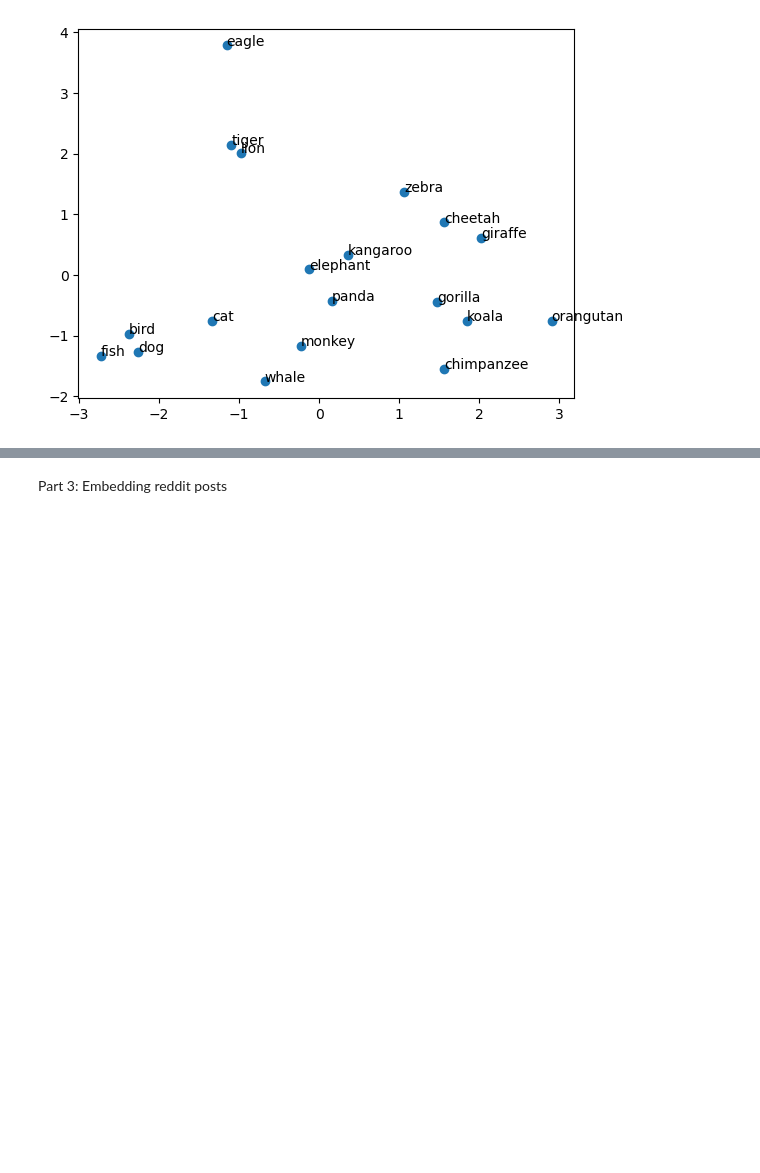
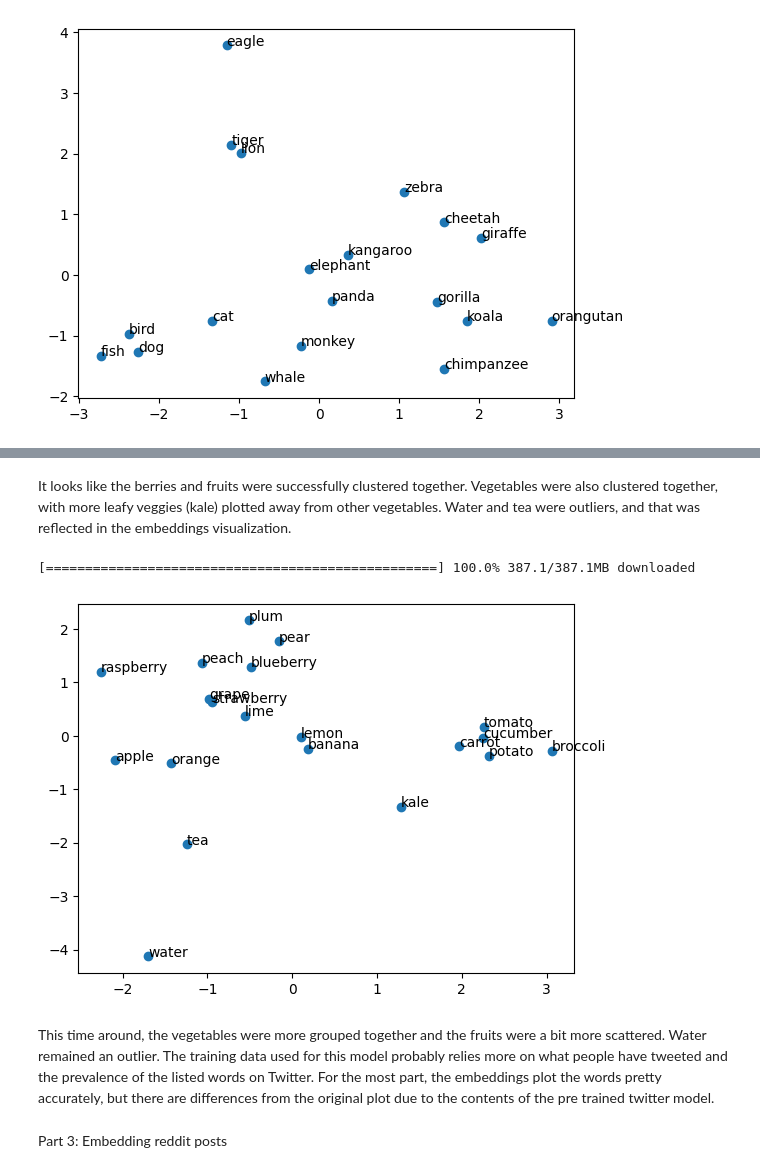
Before and after one commit to saysay2/project3-embeddings, a Jupyter notebook: project-3.ipynb, the cells around one changed output, grey strips where cells are left out. Saved outputs shown, nothing was run; the diff lists cells and outputs as text; code cells hidden in the pictures; blank space fills up the shorter version.

Commit message:
Update project-3.ipynb
Completion of Parts 1 & 2

```diff
--- a/project-3.ipynb
+++ b/project-3.ipynb
@@ -151,7 +167,27 @@ plt.show()
+# %% [markdown]
+It looks like the berries and fruits were successfully clustered together. Vegetables were also clustered together, with more leafy veggies (kale) plotted away from other vegetables. Water and tea were outliers, and that was reflected in the embeddings visualization.
 # %%
 # repeat the process with a different pre-trained model and the same set of words.
 # What has changed in the embedding space? What might this have to do with the training data?
 twitter_model= gensim.downloader.load("glove-twitter-100")
+
+X = [twitter_model[word] for word in my_words]
+
+pca = PCA(n_components=2)
+
+X_pca = pca.fit_transform(X)
+
+plt.scatter(X_pca[:,0],X_pca[:,1])
+
+for i, word in enumerate(my_words):
+    plt.annotate(word, (X_pca[i,0],X_pca[i,1]))
+
+plt.show()
+# %% [output]
+[==================================================] 100.0% 387.1/387.1MB downloaded
+[figure, added]
+# %% [markdown]
+This time around, the vegetables were more grouped together and the fruits were a bit more scattered. Water remained an outlier. The training data used for this model probably relies more on what people have tweeted and the prevalence of the listed words on Twitter. For the most part, the embeddings plot the words pretty accurately, but there are differences from the original plot due to the contents of the pre trained twitter model.
 # %% [markdown]
 Part 3: Embedding reddit posts
 # %%
```
Also changed, not shown: parts of 5 cells of this notebook.
